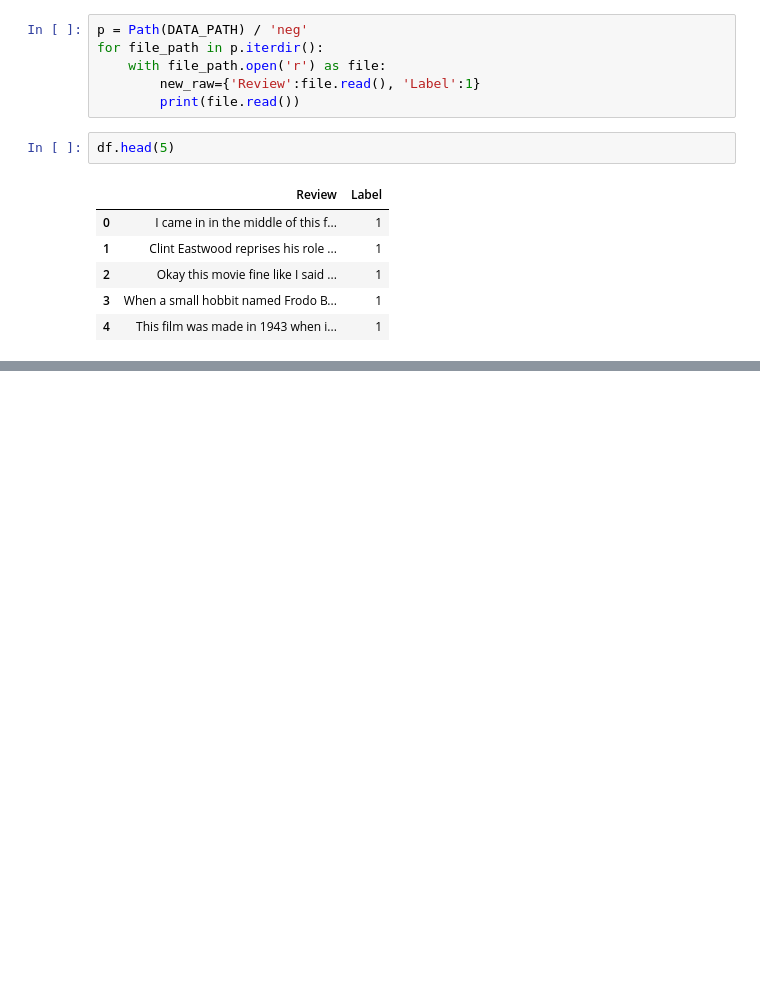
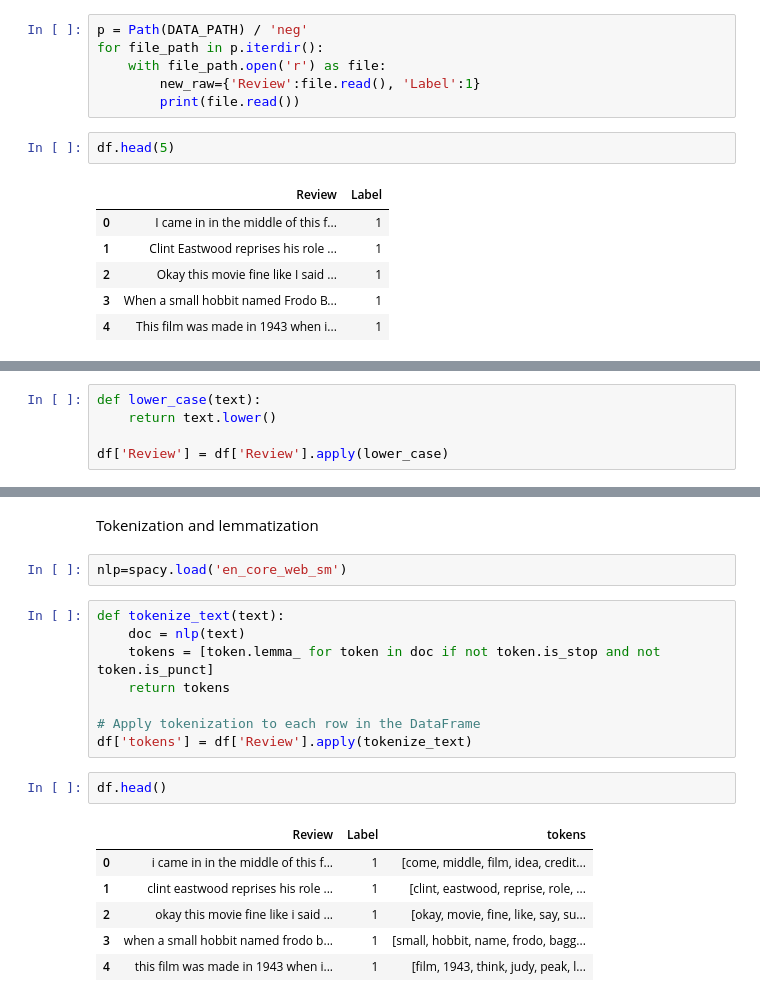
Before and after one commit to BlcMed/movie-review-sentiment-analyzer, a Jupyter notebook: notebooks/preprocessing.ipynb, the cells around one changed output, grey strips where cells are left out. Drawn from its saved outputs; the diff is of its cells as text; blank space fills up the shorter version.

Commit message:
Tokenize the data using spacy

```diff
--- a/notebooks/preprocessing.ipynb
+++ b/notebooks/preprocessing.ipynb
@@ -35,0 +38,5 @@ df.head(5)
+# %%
+def lower_case(text):
+    return text.lower()
+
+df['Review'] = df['Review'].apply(lower_case)
@@ -35,0 +52,21 @@ df.head(5)
+# %% [markdown]
+Tokenization and lemmatization
+# %%
+nlp=spacy.load('en_core_web_sm')
+# %%
+def tokenize_text(text):
+    doc = nlp(text)
+    tokens = [token.lemma_ for token in doc if not token.is_stop and not token.is_punct]
+    return tokens
+
+# Apply tokenization to each row in the DataFrame
+df['tokens'] = df['Review'].apply(tokenize_text)
+# %%
+df.head()
+# %% [output]
+|  | Review | Label | tokens |
+| 0 | i came in in the middle of this f... | 1 | [come, middle, film, idea, credit... |
+| 1 | clint eastwood reprises his role ... | 1 | [clint, eastwood, reprise, role, ... |
+| 2 | okay this movie fine like i said ... | 1 | [okay, movie, fine, like, say, su... |
+| 3 | when a small hobbit named frodo b... | 1 | [small, hobbit, name, frodo, bagg... |
+| 4 | this film was made in 1943 when i... | 1 | [film, 1943, think, judy, peak, l... |
```
Also changed, not shown: parts of 2 cells of this notebook, 1 other file.
